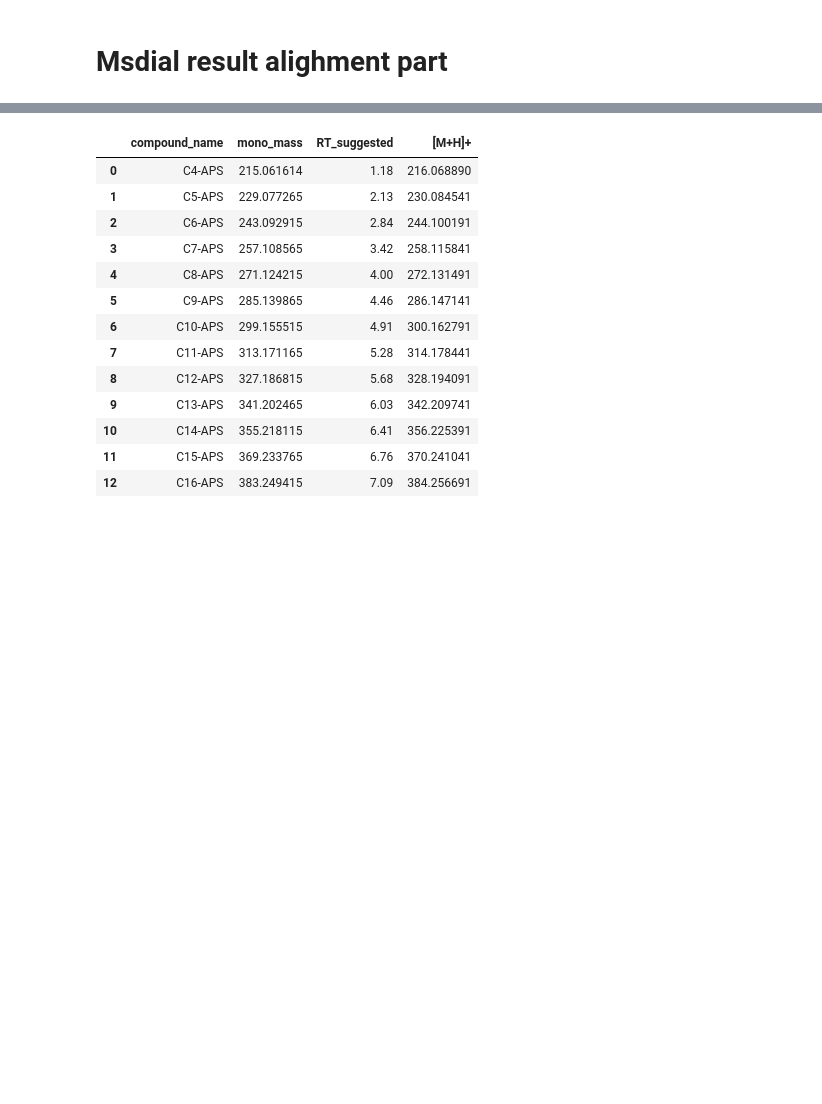
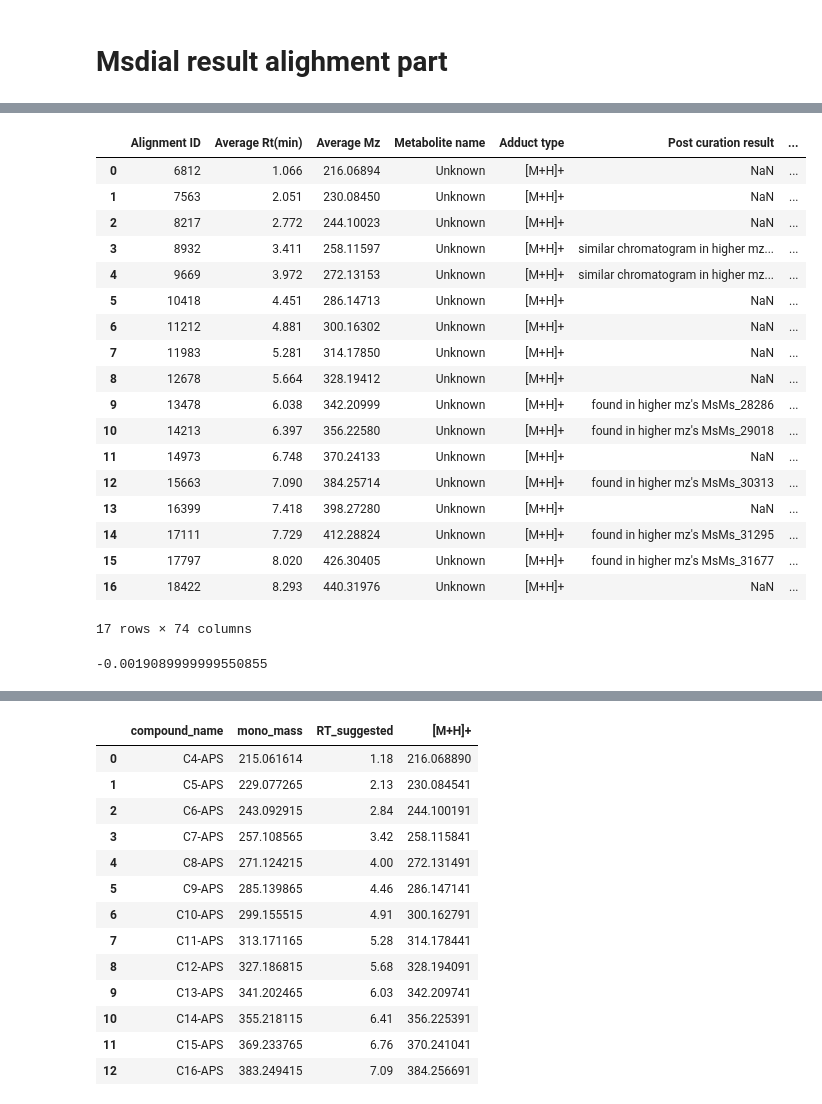
Before and after one commit to FanzhouKong/lead_finder, a Jupyter notebook: playground.ipynb, the cells around one changed output, grey strips where cells are left out. Saved outputs shown, nothing was run; the diff lists cells and outputs as text; code cells hidden in the pictures; blank space fills up the shorter version.

```diff
--- a/playground.ipynb
+++ b/playground.ipynb
@@ -496,0 +249,8 @@ alignment_result
+# %%
+from toolsets.feature_alignment import find_istd
+istd_info = pd.read_csv('/Users/fanzhou.kong/Dropbox (Brightseed)/Mac/Documents/GitHub/data_garage/brighseed/istd_info.csv')
+# %%
+istd_1 = pd.DataFrame()
+for index, row in istd_info.iterrows():
+    istd_temp = find_feature(alignment_1, mz = row['[M+H]+'],rt = row['RT_suggested'], rt_column='Average Rt(min)', mz_column='Average Mz', rt_offset=10)
+    istd_1 = pd.concat([istd_1, istd_temp],ignore_index=True)
@@ -496,0 +278,5 @@ alignment_result
+# %%
+istd_2 = pd.DataFrame()
+for index, row in istd_info.iterrows():
+    istd_temp = find_feature(alignment_2, mz = row['[M+H]+'],rt = row['RT_suggested'], rt_column='Average Rt(min)', mz_column='Average Mz', rt_offset=10)
+    istd_2 = pd.concat([istd_2, istd_temp],ignore_index=True)
@@ -516,0 +355,27 @@ quick_search_values(alignment_result, 'Average Mz',mz-0.005, mz+0.005, ifsorted=
+# %%
+istd_all = pd.DataFrame()
+for index, row in istd_info.iterrows():
+    istd_temp = find_feature(alignment_result, mz = row['[M+H]+'],rt = row['RT_suggested'], rt_column='Average Rt(min)', mz_column='Average Mz', rt_offset=10)
+    istd_all = pd.concat([istd_all, istd_temp],ignore_index=True)
+# %%
+istd_all
+# %% [output]
+|  | Alignment ID | Average Rt(min) | Average Mz | Metabolite name | Adduct type | Post curation result | ... |
+| 0 | 6812 | 1.066 | 216.06894 | Unknown | [M+H]+ | NaN | ... |
+| 1 | 7563 | 2.051 | 230.08450 | Unknown | [M+H]+ | NaN | ... |
+| 2 | 8217 | 2.772 | 244.10023 | Unknown | [M+H]+ | NaN | ... |
+| 3 | 8932 | 3.411 | 258.11597 | Unknown | [M+H]+ | similar chromatogram in higher mz... | ... |
+| 4 | 9669 | 3.972 | 272.13153 | Unknown | [M+H]+ | similar chromatogram in higher mz... | ... |
+| 5 | 10418 | 4.451 | 286.14713 | Unknown | [M+H]+ | NaN | ... |
+| 6 | 11212 | 4.881 | 300.16302 | Unknown | [M+H]+ | NaN | ... |
+| 7 | 11983 | 5.281 | 314.17850 | Unknown | [M+H]+ | NaN | ... |
+| 8 | 12678 | 5.664 | 328.19412 | Unknown | [M+H]+ | NaN | ... |
+| 9 | 13478 | 6.038 | 342.20999 | Unknown | [M+H]+ | found in higher mz's MsMs_28286 | ... |
+| 10 | 14213 | 6.397 | 356.22580 | Unknown | [M+H]+ | found in higher mz's MsMs_29018 | ... |
+| 11 | 14973 | 6.748 | 370.24133 | Unknown | [M+H]+ | NaN | ... |
+| 12 | 15663 | 7.090 | 384.25714 | Unknown | [M+H]+ | found in higher mz's MsMs_30313 | ... |
+| 13 | 16399 | 7.418 | 398.27280 | Unknown | [M+H]+ | NaN | ... |
+| 14 | 17111 | 7.729 | 412.28824 | Unknown | [M+H]+ | found in higher mz's MsMs_31295 | ... |
+| 15 | 17797 | 8.020 | 426.30405 | Unknown | [M+H]+ | found in higher mz's MsMs_31677 | ... |
+| 16 | 18422 | 8.293 | 440.31976 | Unknown | [M+H]+ | NaN | ... |
+17 rows × 74 columns
@@ -516,0 +389,4 @@ quick_search_values(alignment_result, 'Average Mz',mz-0.005, mz+0.005, ifsorted=
+# %%
+440.319291-440.3212
+# %% [output]
+-0.0019089999999550855
```
Also changed, not shown: parts of 64 cells of this notebook, 11 other files.
